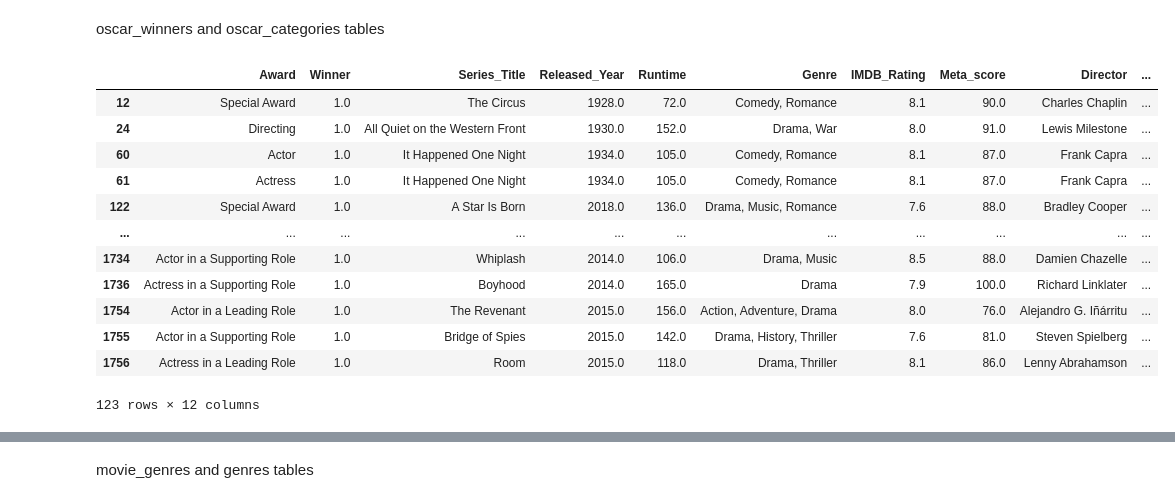
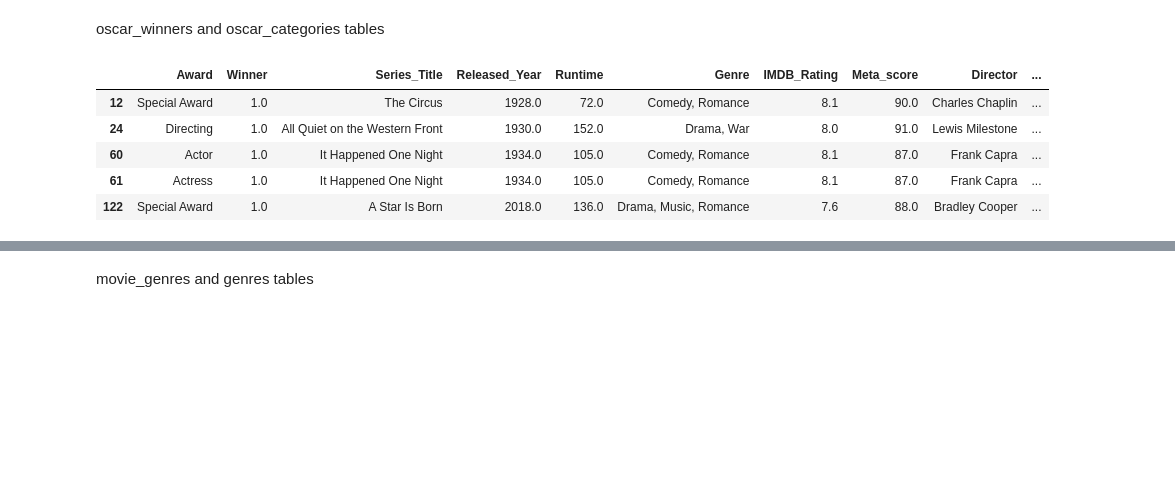
Before and after one commit to 0samvuong/Project-2-ETL-Group-6, a Jupyter notebook: movies.ipynb, the cells around one changed output, grey strips where cells are left out. Cells and saved outputs as stored; diff of their text form; code cells hidden in the pictures; blank space fills up the shorter version.

```diff
--- a/movies.ipynb
+++ b/movies.ipynb
@@ -50,0 +43,7 @@ imdb_df
+# %%
+#clean gross column to remove commas to make database easy to query
+# transform gross column: remove commas, fillna
+imdb_df['Gross'] = imdb_df['Gross'].str.replace(',', '')
+# transform gross column: convert to int
+imdb_df['Gross'] = imdb_df['Gross'].astype(int,errors='ignore')
+imdb_df.head()
@@ -272,25 +225,18 @@ oscar_winners and oscar_categories tables
 # %%
 #Merging IMDB table with Academy Award table so only academy awards to top 1000 movies remain
 #Some film titles are in the Film column of Academy Award table, these are merged here
 
 oscar_on_film=pd.merge(academy_award_df2,unique_rows,how='left',left_on="Film",right_on="Series_Title")
 oscar_on_film=oscar_on_film.dropna(subset=["IMDB_Rating"])
 oscar_on_film=oscar_on_film.drop(columns=["Film","Name"])
-oscar_on_film
+oscar_on_film.head()
 # %% [output]
 |  | Award | Winner | Series_Title | Released_Year | Runtime | Genre | IMDB_Rating | Meta_score | Director | ... |
 | 12 | Special Award | 1.0 | The Circus | 1928.0 | 72.0 | Comedy, Romance | 8.1 | 90.0 | Charles Chaplin | ... |
 | 24 | Directing | 1.0 | All Quiet on the Western Front | 1930.0 | 152.0 | Drama, War | 8.0 | 91.0 | Lewis Milestone | ... |
 | 60 | Actor | 1.0 | It Happened One Night | 1934.0 | 105.0 | Comedy, Romance | 8.1 | 87.0 | Frank Capra | ... |
 | 61 | Actress | 1.0 | It Happened One Night | 1934.0 | 105.0 | Comedy, Romance | 8.1 | 87.0 | Frank Capra | ... |
 | 122 | Special Award | 1.0 | A Star Is Born | 2018.0 | 136.0 | Drama, Music, Romance | 7.6 | 88.0 | Bradley Cooper | ... |
-| ... | ... | ... | ... | ... | ... | ... | ... | ... | ... | ... |
-| 1734 | Actor in a Supporting Role | 1.0 | Whiplash | 2014.0 | 106.0 | Drama, Music | 8.5 | 88.0 | Damien Chazelle | ... |
-| 1736 | Actress in a Supporting Role | 1.0 | Boyhood | 2014.0 | 165.0 | Drama | 7.9 | 100.0 | Richard Linklater | ... |
-| 1754 | Actor in a Leading Role | 1.0 | The Revenant | 2015.0 | 156.0 | Action, Adventure, Drama | 8.0 | 76.0 | Alejandro G. Iñárritu | ... |
-| 1755 | Actor in a Supporting Role | 1.0 | Bridge of Spies | 2015.0 | 142.0 | Drama, History, Thriller | 7.6 | 81.0 | Steven Spielberg | ... |
-| 1756 | Actress in a Leading Role | 1.0 | Room | 2015.0 | 118.0 | Drama, Thriller | 8.1 | 86.0 | Lenny Abrahamson | ... |
-123 rows × 12 columns
 # %%
 #some film titles are in the Name column of Academy Award table, these are merged here
 
```
Also changed, not shown: parts of 16 cells of this notebook.
